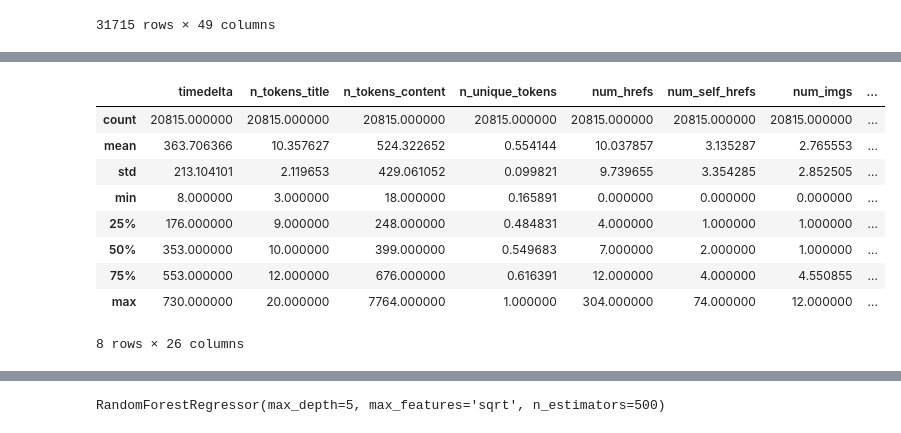
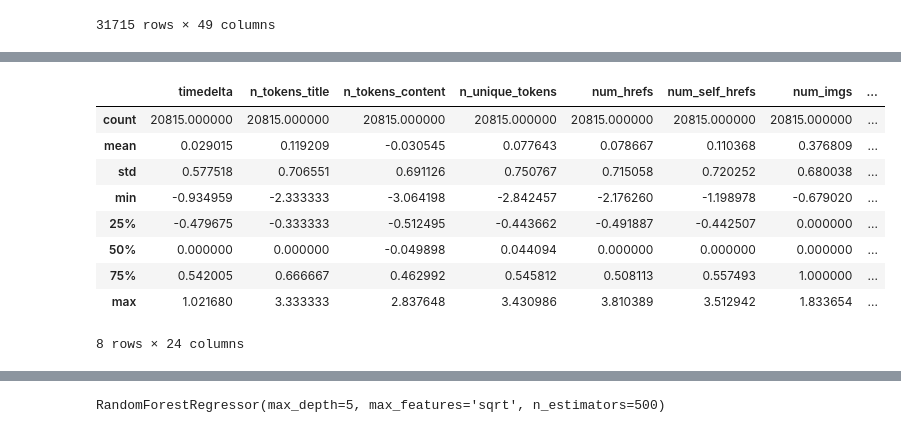
Before and after one commit to Mattizza/DSL-Online-News-Popularity, a Jupyter notebook: giugno.ipynb, the cells around one changed output, grey strips where cells are left out. Saved outputs shown, nothing was run; the diff lists cells and outputs as text; code cells hidden in the pictures.

```diff
--- a/giugno.ipynb
+++ b/giugno.ipynb
@@ -283,7 +296,10 @@ for feature in discard_zeros:
 
     _ = pre.discard_zeros(feature)
 
+_ = pre.apply_log('n_tokens_content')
+_ = pre.robust_scale(discard_zeros, train = True)
 
+_ = pre.robust_scale(['n_unique_tokens'])
 
 discard_negative = ['kw_avg_min', 'kw_avg_avg', 'kw_avg_max']
 
@@ -291,10 +307,11 @@ for feature in discard_negative:
 
     _ = pre.discard_negatives(feature, include_zeros = False)
 
+_ = pre.robust_scale(['n_tokens_title'])
+_ = pre.robust_scale(['average_token_length'])
+_ = pre.robust_scale(['num_keywords'])
 
-
-
-drop_columns = ['n_non_stop_words', 'n_non_stop_unique_tokens', 'rate_positive_words',
+drop_columns = ['n_non_stop_words', 'n_non_stop_unique_tokens', 'rate_positive_words', 'global_rate_positive_words', 'global_rate_negative_words',
                 'rate_negative_words', 'abs_title_subjectivity', 'abs_title_sentiment_polarity', 'url']
 
 _ = pre.drop(drop_columns)
@@ -305,7 +322,7 @@ drop_kw = ['kw_min_min', 'kw_max_min', 'kw_min_max', 'kw_max_max', 'kw_min_avg',
 
 _ = pre.drop(drop_kw)
 
-
+_ = pre.robust_scale(['timedelta'])
 
 # drop_tokens = ['n_tokens_content']
 # _ = pre.drop(drop_tokens)
@@ -319,7 +336,8 @@ _ = pre.filter('num_videos', 5)
 
 _ = pre.encode_weekdays()
 
-
+_ = pre.apply_log1p(['num_imgs', 'num_videos'])
+_ = pre.robust_scale(['num_imgs', 'num_videos'])
 
 weights = {
     'self_reference_min_shares' : 0.2,
@@ -362,14 +380,17 @@ _ = pre.robust_scale(discard_negative)
 _ = pre.make_combination(weights, name_combination = 'keyword_behaviour', drop = True)
 
 
-
 _ = pre.apply_one_hot(column = 'data_channel')
 _ = pre.apply_one_hot(column = 'weekday')
 
+_ = pre.apply_log1p(['num_hrefs', 'num_self_hrefs'])
+_ = pre.robust_scale(['num_hrefs', 'num_self_hrefs'])
 
 drop_columns = ['popular']
 
 _ = pre.drop(drop_columns)
+
+_= pre.robust_scale(['global_subjectivity', 'global_sentiment_polarity'])
 
 # drop_columns = ['n_non_stop_words',
 #  'kw_min_min',
@@ -410,6 +431,8 @@ _ = pre.drop(['Not Weekend'])
 # _ = pre.drop(drop_columns)
 
 
+_ = pre.apply_log(['shares'])
+
 # log1p_features = ['num_self_href', 'num_href', ]
 # log_features = ['num_self_href', 'num_href', 'kw_avg_max']
 
@@ -433,15 +472,15 @@ _ = pre.drop(['Not Weekend'])
 # %%
 df = pre.get_dataframe()
 # %%
-df.describe()
+df.describe().iloc[:, 0:]
 # %% [output]
 |  | timedelta | n_tokens_title | n_tokens_content | n_unique_tokens | num_hrefs | num_self_hrefs | num_imgs | ... |
 | count | 20815.000000 | 20815.000000 | 20815.000000 | 20815.000000 | 20815.000000 | 20815.000000 | 20815.000000 | ... |
-| mean | 363.706366 | 10.357627 | 524.322652 | 0.554144 | 10.037857 | 3.135287 | 2.765553 | ... |
-| std | 213.104101 | 2.119653 | 429.061052 | 0.099821 | 9.739655 | 3.354285 | 2.852505 | ... |
-| min | 8.000000 | 3.000000 | 18.000000 | 0.165891 | 0.000000 | 0.000000 | 0.000000 | ... |
-| 25% | 176.000000 | 9.000000 | 248.000000 | 0.484831 | 4.000000 | 1.000000 | 1.000000 | ... |
-| 50% | 353.000000 | 10.000000 | 399.000000 | 0.549683 | 7.000000 | 2.000000 | 1.000000 | ... |
-| 75% | 553.000000 | 12.000000 | 676.000000 | 0.616391 | 12.000000 | 4.000000 | 4.550855 | ... |
-| max | 730.000000 | 20.000000 | 7764.000000 | 1.000000 | 304.000000 | 74.000000 | 12.000000 | ... |
+| mean | 0.029015 | 0.119209 | -0.030545 | 0.077643 | 0.078667 | 0.110368 | 0.376809 | ... |
+| std | 0.577518 | 0.706551 | 0.691126 | 0.750767 | 0.715058 | 0.720252 | 0.680038 | ... |
+| min | -0.934959 | -2.333333 | -3.064198 | -2.842457 | -2.176260 | -1.198978 | -0.679020 | ... |
+| 25% | -0.479675 | -0.333333 | -0.512495 | -0.443662 | -0.491887 | -0.442507 | 0.000000 | ... |
+| 50% | 0.000000 | 0.000000 | -0.049898 | 0.044094 | 0.000000 | 0.000000 | 0.000000 | ... |
+| 75% | 0.542005 | 0.666667 | 0.462992 | 0.545812 | 0.508113 | 0.557493 | 1.000000 | ... |
+| max | 1.021680 | 3.333333 | 2.837648 | 3.430986 | 3.810389 | 3.512942 | 1.833654 | ... |
-8 rows × 26 columns
+8 rows × 24 columns
```
Also changed, not shown: parts of 22 cells of this notebook.
